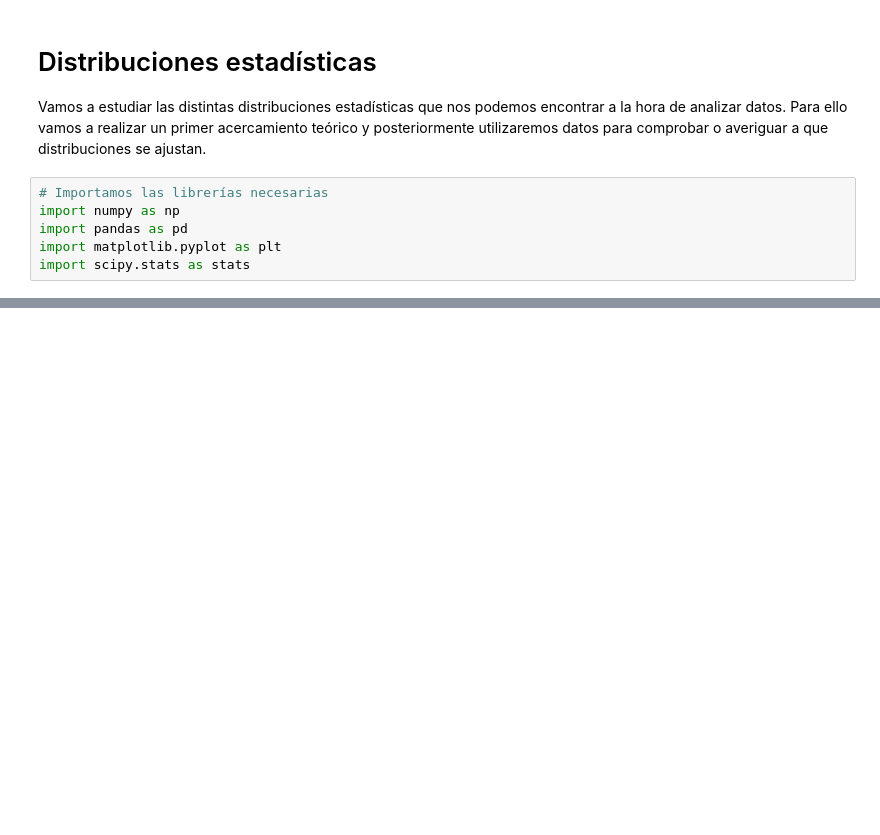
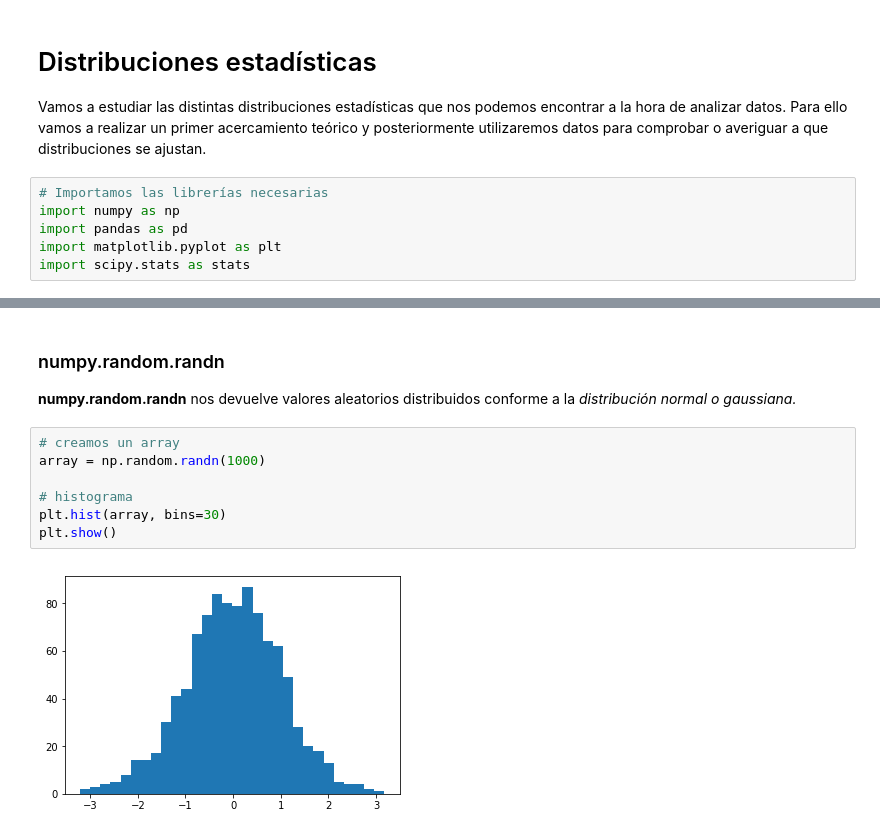
Before and after one commit to PablodelaCuesta/Statistics, a Jupyter notebook: 2. Statistical distributions and measures of central tendency and variability/Distribuciones estadísticas.ipynb, the cells around one changed output, grey strips where cells are left out. Drawn from its saved outputs; the diff is of its cells as text; blank space fills up the shorter version.

```diff
--- a/2. Statistical distributions and measures of central tendency and variability/Distribuciones estadísticas.ipynb
+++ b/2. Statistical distributions and measures of central tendency and variability/Distribuciones estadísticas.ipynb
@@ -45,0 +26,12 @@ plt.show()
+# %% [markdown]
+### numpy.random.randn
+**numpy.random.randn** nos devuelve valores aleatorios distribuidos conforme a la *distribución normal o gaussiana.*
+# %%
+# creamos un array
+array = np.random.randn(1000)
+
+# histograma
+plt.hist(array, bins=30)
+plt.show()
+# %% [output]
+[figure, added]
```
Also changed, not shown: parts of 18 cells of this notebook.
